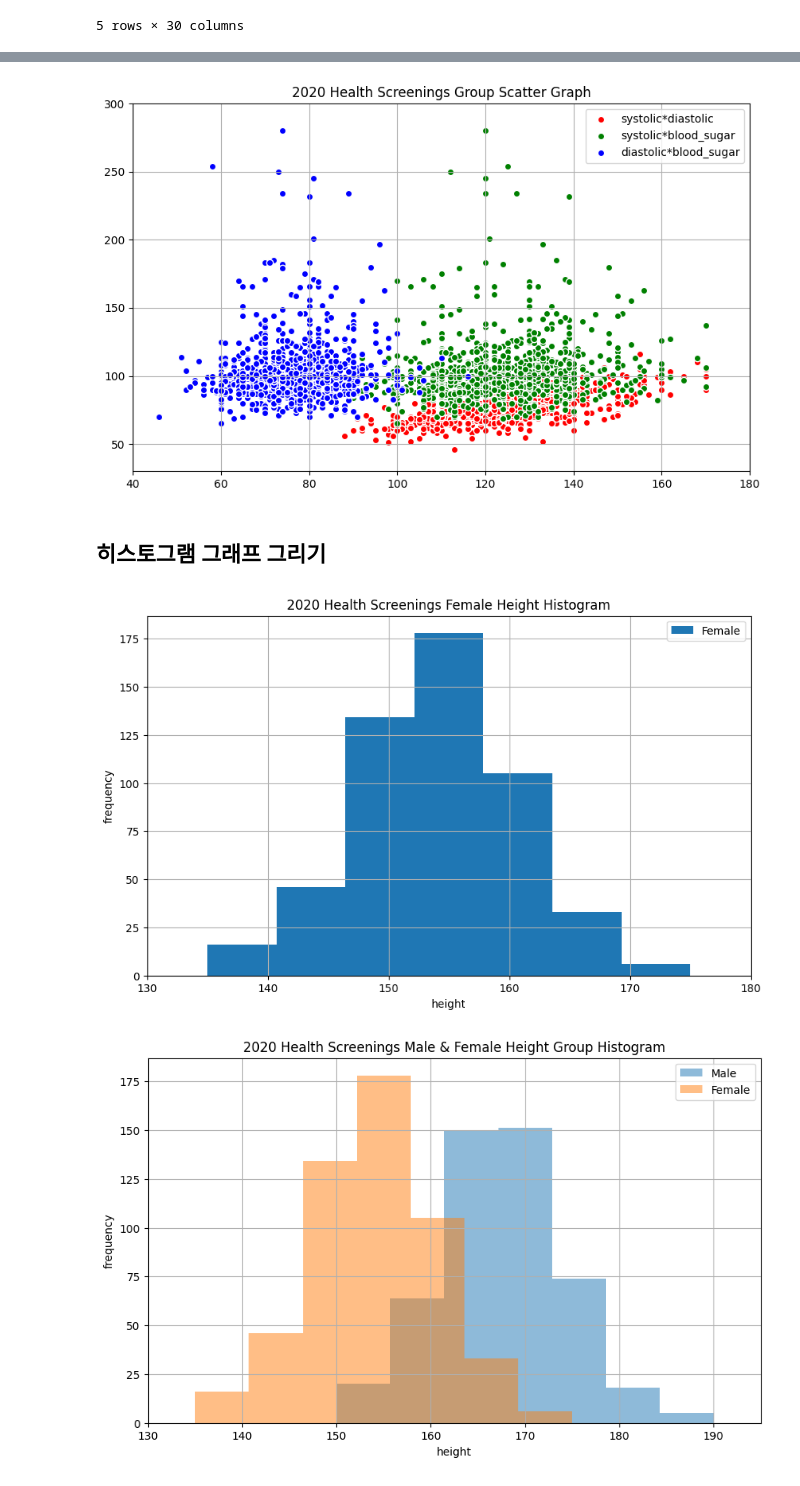
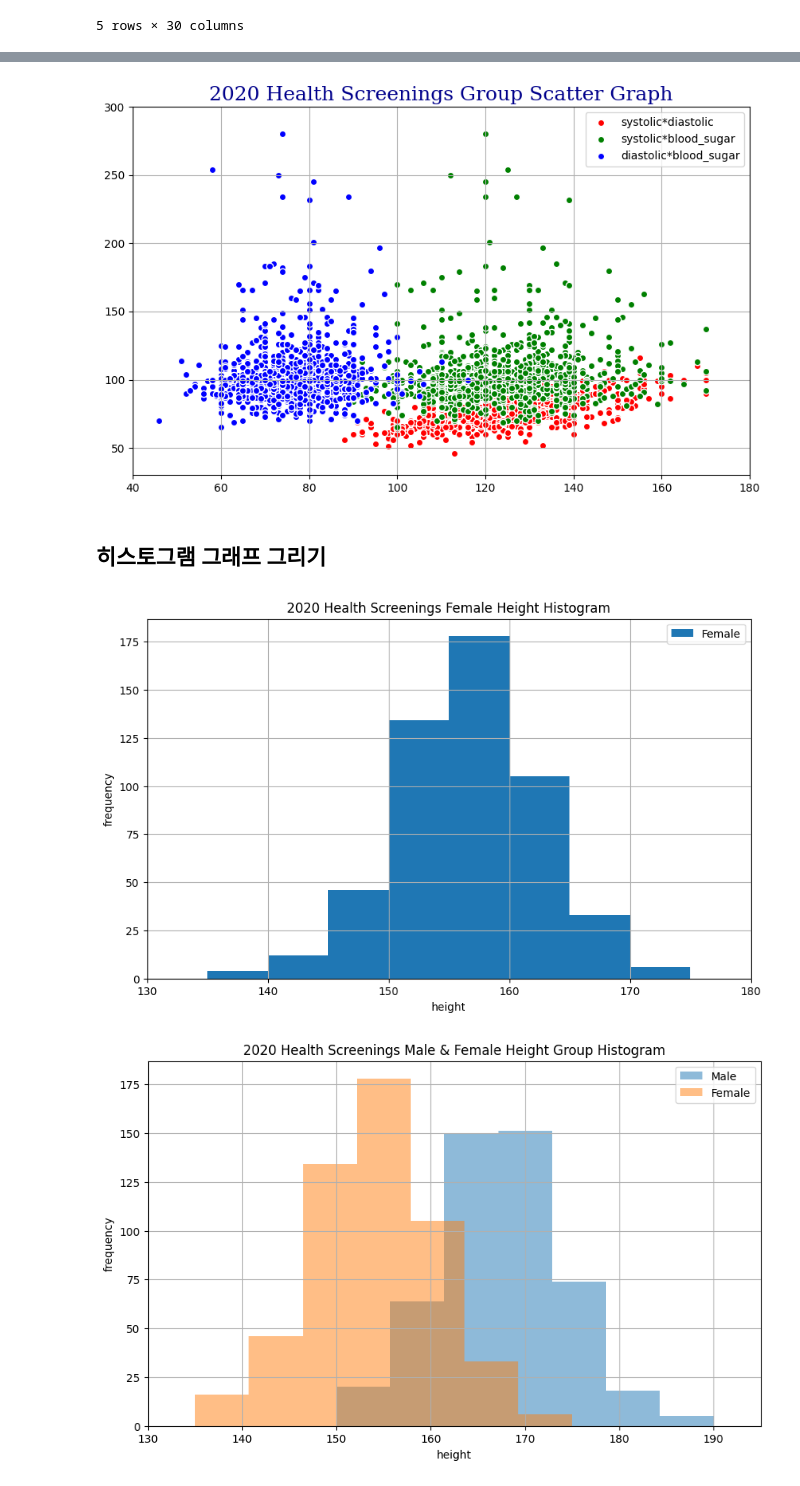
Before and after one commit to leadline42/lecture-bda-visaulization-python, a Jupyter notebook: Lecture02/Lecture02_matplotlib.ipynb, the cells around one changed output, grey strips where cells are left out. Cells and saved outputs as stored; diff of their text form; code cells hidden in the pictures.

```diff
--- a/Lecture02/Lecture02_matplotlib.ipynb
+++ b/Lecture02/Lecture02_matplotlib.ipynb
@@ -368,11 +450,16 @@ plt.show()
 # %%
 # 수축기 혈압, 이완기 혈압, 공복 혈당 그룹 산점도 그래프
+font = {'family': 'serif',
+        'color':  'darkblue',
+        'weight': 'normal',
+        'size': 18,
+        }
+
 systolic_data = df_rawdata_health['systolic']
 diastolic_data = df_rawdata_health['diastolic']
 blood_sugar_data = df_rawdata_health['blood_sugar']
 
 fig, ax = plt.subplots()
-
 fig.set_size_inches(10,6)
 
 ax.scatter(systolic_data, diastolic_data, color='r', edgecolor='w', label='systolic*diastolic')
@@ -381,34 +468,33 @@ ax.scatter(diastolic_data, blood_sugar_data, color='b', edgecolor='w', label='di
 
 ax.set_xlim(40,180)
 ax.set_ylim(30,300)
-ax.set_title('2020 Health Screenings Group Scatter Graph')
+ax.set_title('2020 Health Screenings Group Scatter Graph', fontdict=font)
 ax.legend()
 ax.grid()
 
 plt.show()
 # %% [output]
-[figure, old version]
+[figure, new version]
 # %% [markdown]
 ## 히스토그램 그래프 그리기
 # %%
 # 남성 키 히스토그램
 female_data = df_rawdata_health.loc[df_rawdata_health.gender==2,['gender','height']]
 
 fig, ax = plt.subplots()
-
 fig.set_size_inches(10,6)
 
-ax.hist(female_data['height'], bins=7, label='Female')
+ax.hist(female_data['height'], bins=8, label='Female')
 ax.set_xlim(130,180)
 ax.set_xlabel('height')
 ax.set_ylabel('frequency')
 ax.set_title('2020 Health Screenings Female Height Histogram')
 ax.legend()
 ax.grid()
 
 plt.show()
 # %% [output]
-[figure, old version]
+[figure, new version]
 # %%
 # 남성과 여성 키 집단 히스토그램
 male_data = df_rawdata_health.loc[df_rawdata_health.gender==1,['gender','height']]
```
Also changed, not shown: parts of 22 cells of this notebook, 1 other file.
